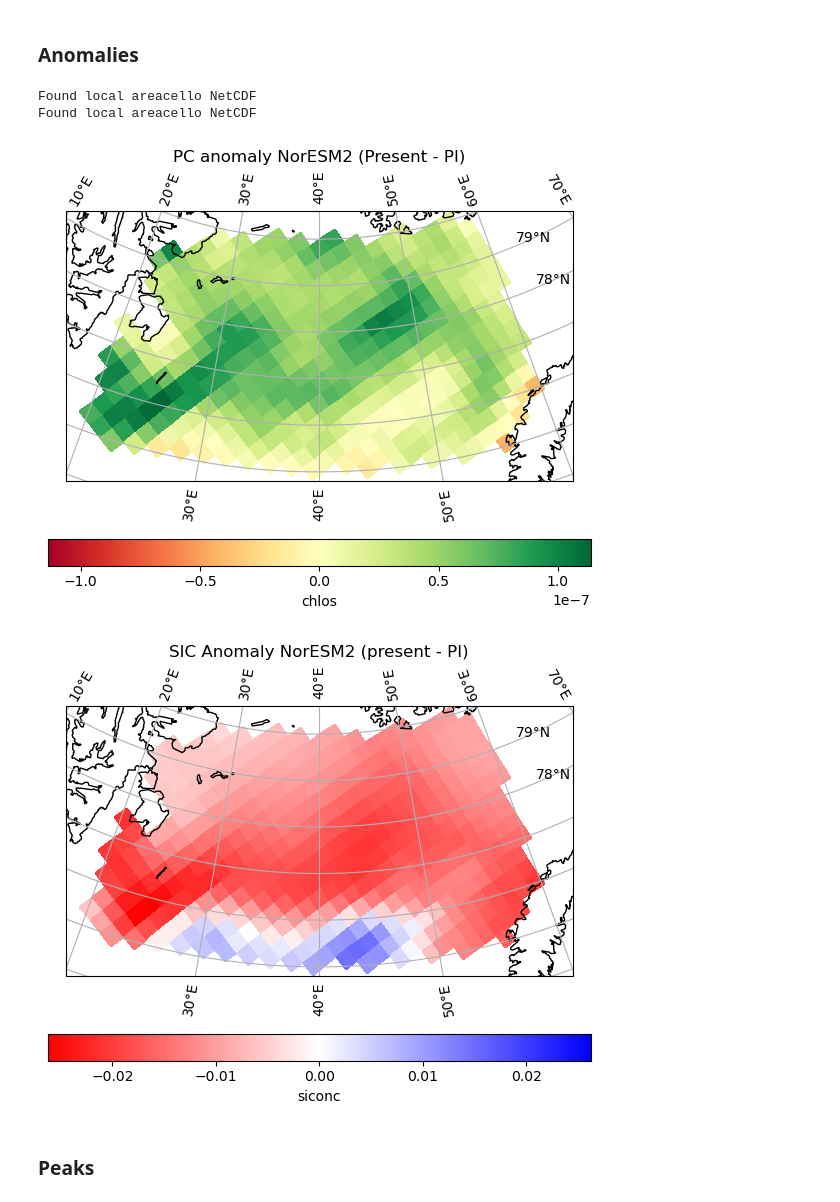
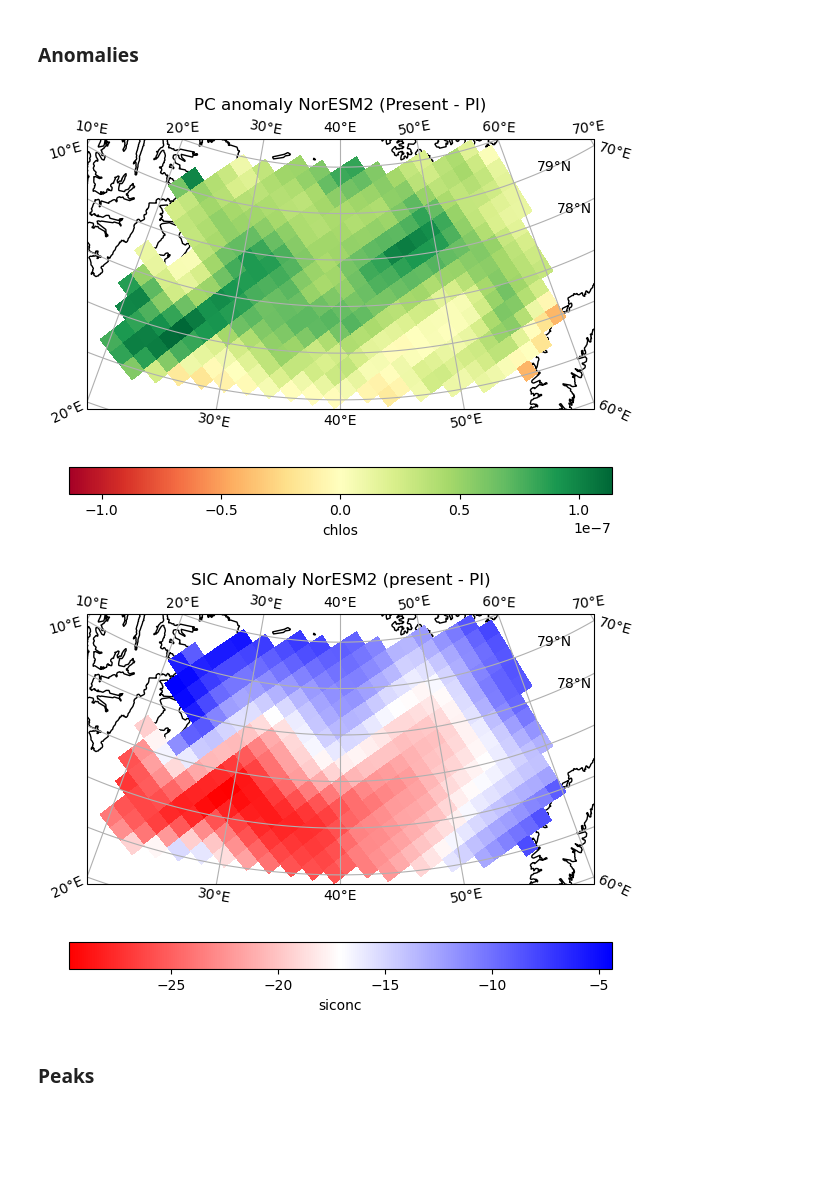
Before and after one commit to eScience-course/Tjaernoe2022-group6, a Jupyter notebook: notebooks/Stian/main.ipynb, the cells around one changed output. Drawn from its saved outputs; the diff is of its cells as text; code cells hidden in the pictures; blank space fills up the shorter version.

Commit message:
Started working on NIRD
BETTER pltots

```diff
--- a/notebooks/Stian/main.ipynb
+++ b/notebooks/Stian/main.ipynb
@@ -155,0 +74,2 @@ KeyboardInterrupt:
+# %%
+path_to_folder = '/nird/projects/NS9252K/ada_escience/CLIPPED_files/'
@@ -174,3 +150,3 @@ Request: s3://escience2022/Ada/daily/chlos_Oday_NorESM2-LM_historical_*.nc
 # %%
-chlos_noresm = xr.load_dataset('chlos_NorESM2-LM_full_try2')
+chlosNoresm = xr.open_dataset(path_to_folder + 'chlos_clipped_Oday_NorESM2-LM_historical_r1i1p1f1_gn_18500102-20150101.nc')
 # %%
@@ -178,3 +154,2 @@ SI_noresm = xr.load_dataarray('SI_NorESM2-LM_monthly')
 # %%
-chlos_barents = clip_to_region(chlos_noresm.chlos, minlat=75, maxlat=80, minlon=20, maxlon=60)
-SI_barents = clip_to_region(SI_noresm, minlat=75, maxlat=80, minlon=20, maxlon=60)
+chlosNoresm = clip_to_region(chlosNoresm, minlat=75, maxlat=80, minlon=20, maxlon=60)
@@ -192,28 +170,22 @@ slider_map(SI_barents, freq='M', start=datetime(2013, 1, 1), stop=datetime(2014,
 interactive(children=(SelectionSlider(description='date', layout=Layout(width='800px'), options=(('2013-01', T…
 # %% [markdown]
 ### Anomalies
-# %%
-chlos_barents_mean = regional_average(chlos_barents)
-SI_barents_mean = regional_average(SI_barents)
-# %% [output]
-Found local areacello NetCDF
-Found local areacello NetCDF
 # %%
-chlos_anomaly = time_anomaly(chlos_barents, 0, 365*30, -365*30, -1)
-SI_anomaly = time_anomaly(SI_barents, 0, 365*30, -365*30, -1)
+chlosNoresmAnomaly = time_anomaly(chlosNoresm, 0, 365*30, -365*30, -1)
+SINoresmAnomaly = time_anomaly(SINoresm, 0, 365*30, -365*30, -1)
 # %%
-chlos_anomaly.plot(ax=barentsMap(minlat=74)[1], transform=ccrs.PlateCarree(), x='longitude', y='latitude',
+chlosNoresmAnomaly.chlos.plot(ax=barentsMap(minlat=74)[1], transform=ccrs.PlateCarree(), x='longitude', y='latitude',
                    cmap='RdYlGn', cbar_kwargs={'location': 'bottom'})
 plt.title('PC anomaly NorESM2 (Present - PI)')
 plt.show()
 # %% [output]
-[figure, old version]
+[figure, new version]
 # %%
-SI_anomaly.plot(ax=barentsMap(minlat=74)[1], transform=ccrs.PlateCarree(), x='longitude', y='latitude',
+SINoresmAnomaly.siconc.plot(ax=barentsMap(minlat=74)[1], transform=ccrs.PlateCarree(), x='longitude', y='latitude',
                         cmap='bwr_r', cbar_kwargs={'location': 'bottom'})
 plt.title('SIC Anomaly NorESM2 (present - PI)')
 plt.show()
 # %% [output]
-[figure, old version]
+[figure, new version]
 # %% [markdown]
 ### Peaks
```
Also changed, not shown: parts of 34 cells of this notebook, 1 other file.
